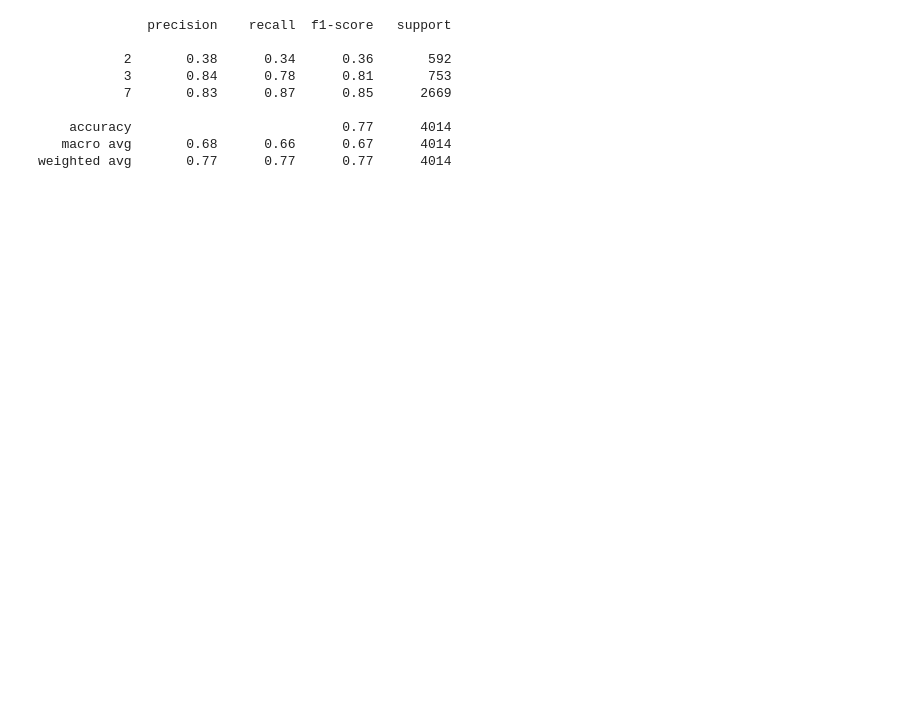
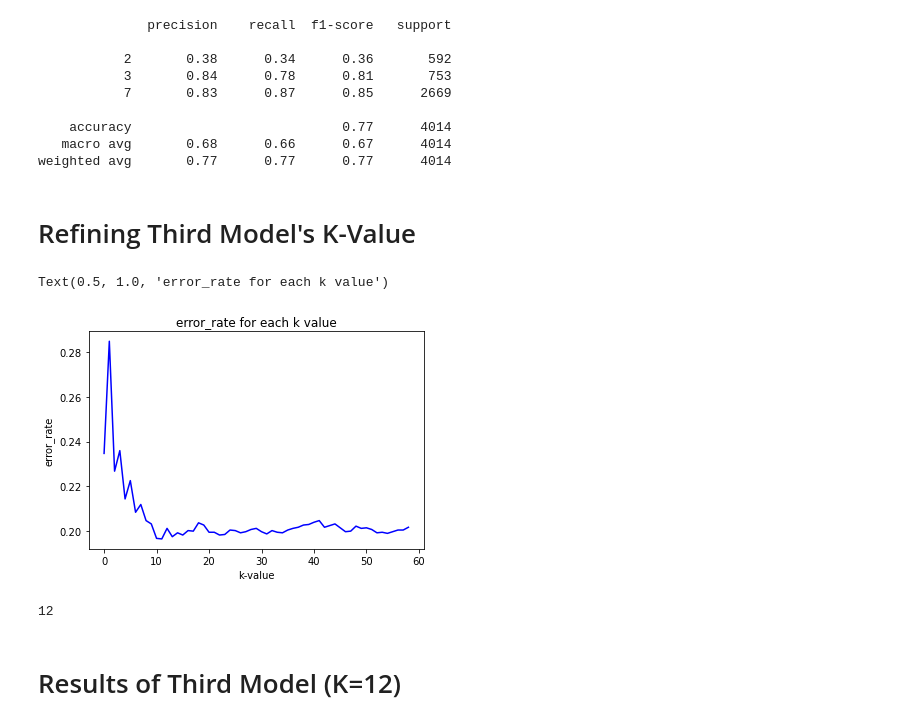
Before and after one commit to AnthonyMarin/CSCI-166-GenreClassification, a Jupyter notebook: Untitled.ipynb, the cells around one changed output. Drawn from its saved outputs; the diff is of its cells as text; code cells hidden in the pictures; blank space fills up the shorter version.

```diff
--- a/Untitled.ipynb
+++ b/Untitled.ipynb
@@ -287,7 +434,7 @@ y3 = blues_hh_rock_SLD['target']
 
 x_train3,x_test3,y_train3,y_test3  = train_test_split(x3,y3,test_size=0.3, random_state = 30, shuffle = True)
 
-knn3 = KNeighborsClassifier(n_neighbors = 3, p = 2, metric = 'euclidean')
+knn3 = KNeighborsClassifier(n_neighbors = 9, p = 2, metric = 'euclidean')
 knn3.fit(x_train3,y_train3)
 prediction3 = knn3.predict(x_test3)
 prediction3
@@ -305,3 +454,39 @@ print(classification_report(y_test3, prediction3))
     accuracy                           0.77      4014
    macro avg       0.68      0.66      0.67      4014
 weighted avg       0.77      0.77      0.77      4014
+# %% [markdown]
+# Refining Third Model's K-Value
+# %%
+error_rate3 = []
+
+for i in range(1,60):  #gather error_rates
+
+    knn3 = KNeighborsClassifier(n_neighbors=i)
+    knn3.fit(x_train3, y_train3)
+    prediction_i3 = knn3.predict(x_test3)
+    error_rate3.append(npy.mean(prediction_i3 != y_test3))
+# %%
+ppt.plot(error_rate3, color='blue')
+
+ppt.xlabel("k-value")
+ppt.ylabel("error_rate")
+ppt.title("error_rate for each k value")
+# %% [output]
+Text(0.5, 1.0, 'error_rate for each k value')
+[figure, added]
+# %%
+minError = 100
+minPos = 1;
+index = 1;
+for i in error_rate3:
+
+    if (i < minError):
+        minError = i
+        minPos = index
+
+    index = index+1
+print (minPos)
+# %% [output]
+12
+# %% [markdown]
+# Results of Third Model (K=12)
```
Also changed, not shown: parts of 20 cells of this notebook.
